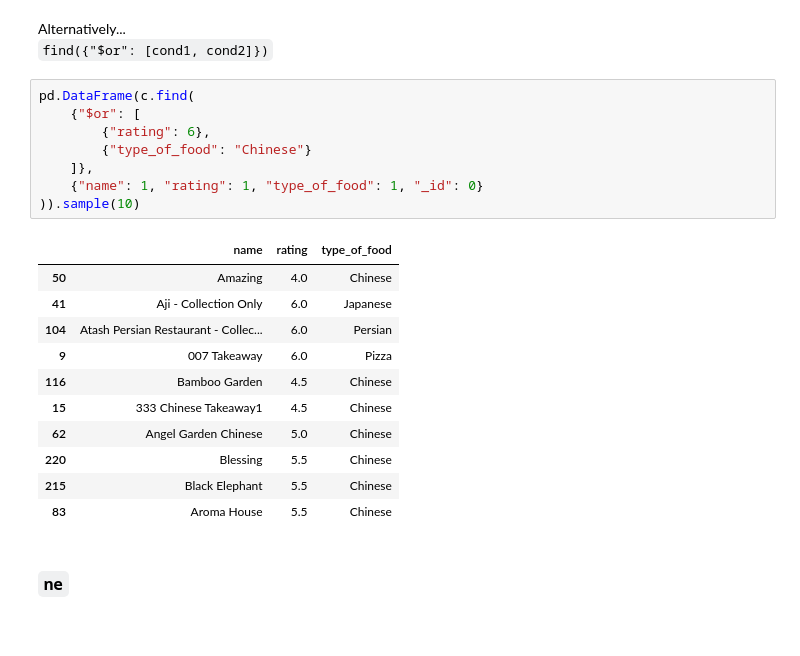
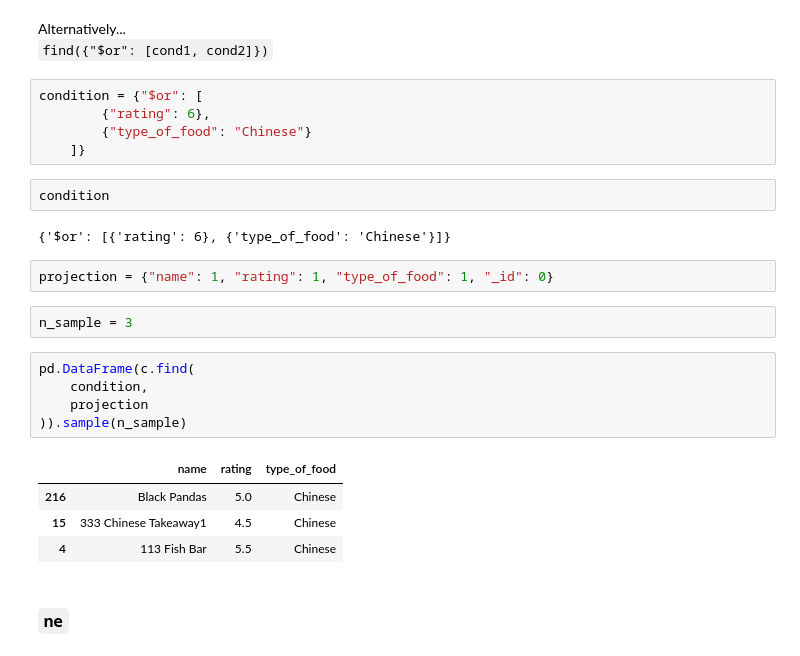
Before and after one commit to sheriffff/teaching-ironhack-data-madrid-2020, a Jupyter notebook: week_04/01-mongodb.ipynb, the cells around one changed output. Drawn from its saved outputs; the diff is of its cells as text; blank space fills up the shorter version.

```diff
--- a/week_04/01-mongodb.ipynb
+++ b/week_04/01-mongodb.ipynb
@@ -476,26 +599,29 @@ pd.DataFrame(c.find(
 # %% [markdown]
 Alternatively...
 `find({"$or": [cond1, cond2]})`
+# %%
+condition = {"$or": [
+        {"rating": 6},
+        {"type_of_food": "Chinese"}
+    ]}
+# %%
+condition
+# %% [output]
+{'$or': [{'rating': 6}, {'type_of_food': 'Chinese'}]}
 # %%
-pd.DataFrame(c.find(
-    {"$or": [
-        {"rating": 6},
-        {"type_of_food": "Chinese"}
-    ]},
-    {"name": 1, "rating": 1, "type_of_food": 1, "_id": 0}
-)).sample(10)
+projection = {"name": 1, "rating": 1, "type_of_food": 1, "_id": 0}
-# %% [output]
-|  | name | rating | type_of_food |
-| 50 | Amazing | 4.0 | Chinese |
-| 41 | Aji - Collection Only | 6.0 | Japanese |
-| 104 | Atash Persian Restaurant - Collec... | 6.0 | Persian |
-| 9 | 007 Takeaway | 6.0 | Pizza |
-| 116 | Bamboo Garden | 4.5 | Chinese |
-| 15 | 333 Chinese Takeaway1 | 4.5 | Chinese |
-| 62 | Angel Garden Chinese | 5.0 | Chinese |
-| 220 | Blessing | 5.5 | Chinese |
-| 215 | Black Elephant | 5.5 | Chinese |
-| 83 | Aroma House | 5.5 | Chinese |
+# %%
+n_sample = 3
+# %%
+pd.DataFrame(c.find(
+    condition,
+    projection
+)).sample(n_sample)
+# %% [output]
+|  | name | rating | type_of_food |
+| 216 | Black Pandas | 5.0 | Chinese |
+| 15 | 333 Chinese Takeaway1 | 4.5 | Chinese |
+| 4 | 113 Fish Bar | 5.5 | Chinese |
 # %% [markdown]
 ### `ne`
 # %% [markdown]
```
Also changed, not shown: parts of 44 cells of this notebook, 2 other files.
